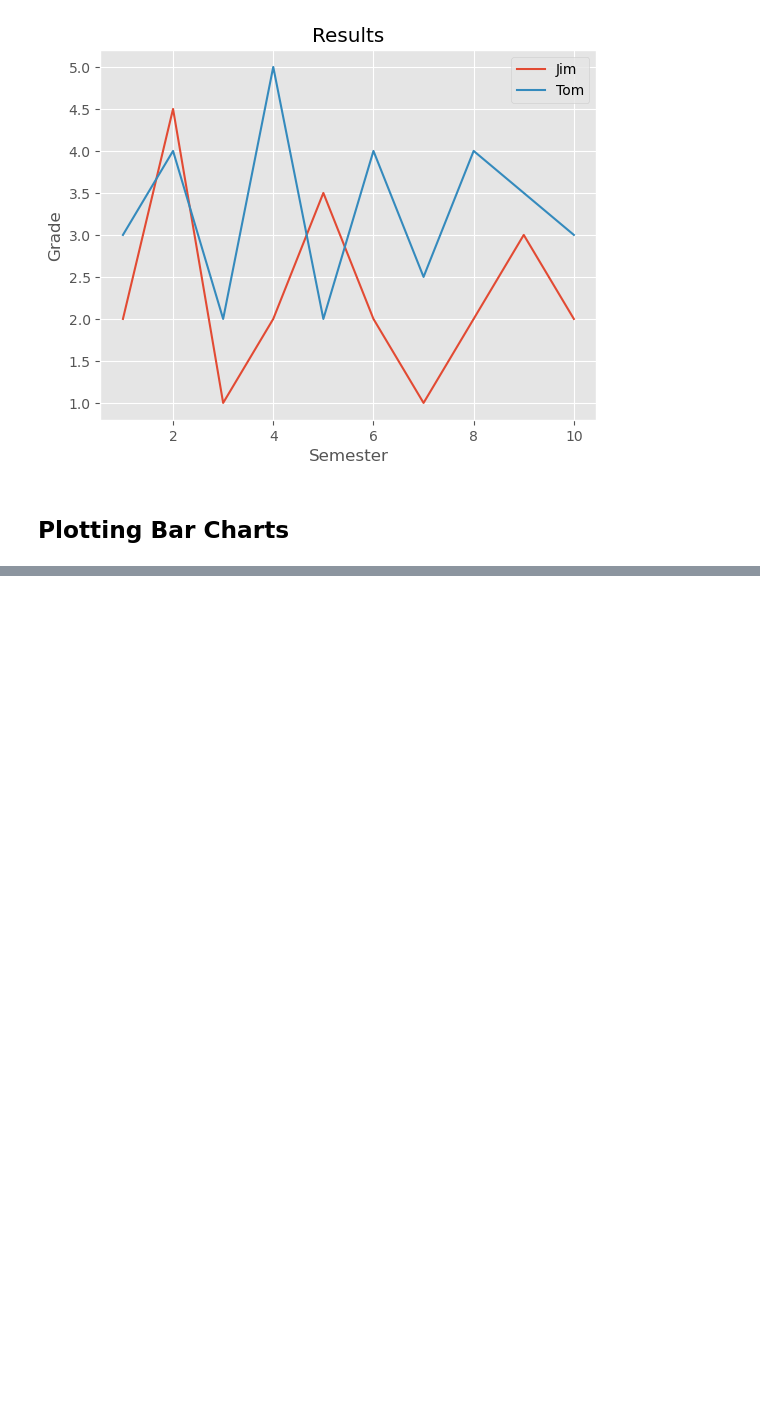
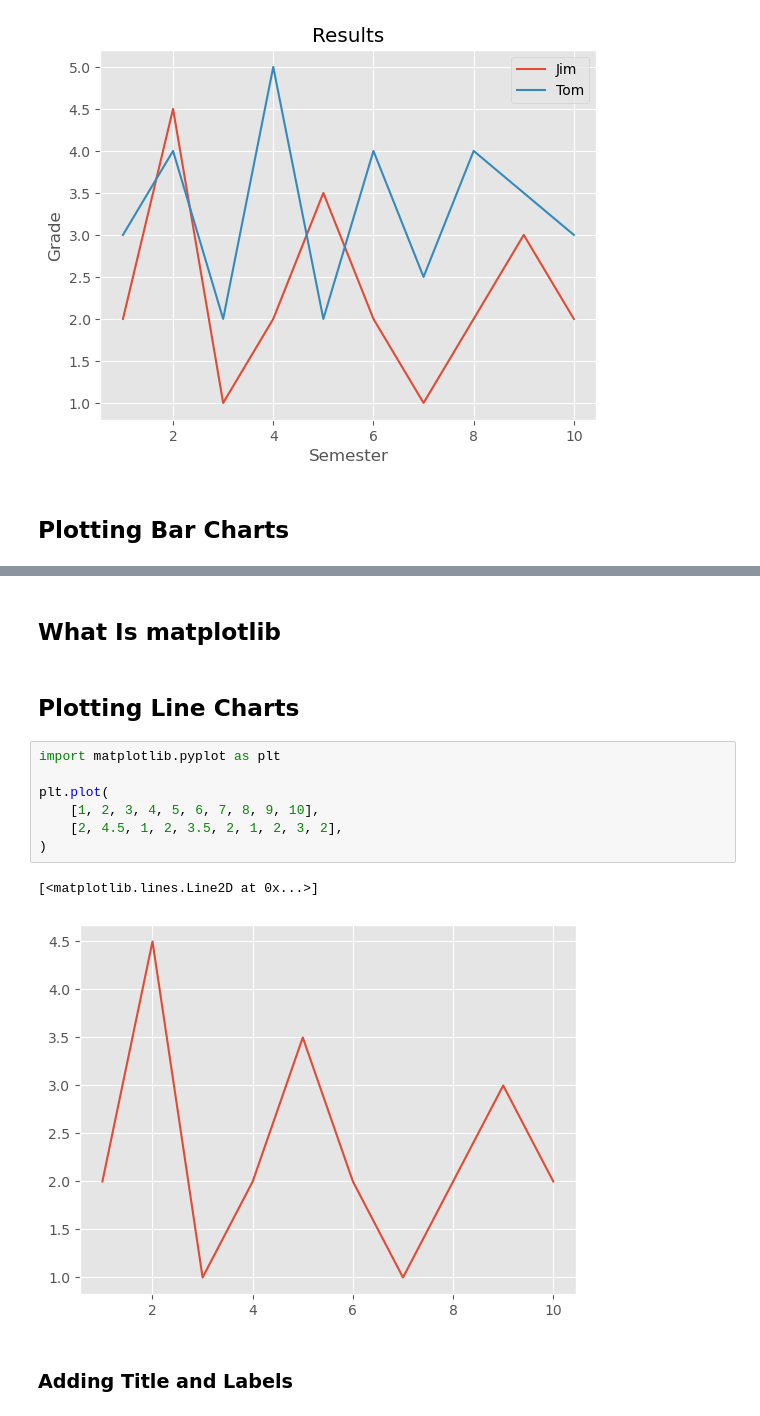
Before and after one commit to takuyatsuchida/book-python-machine-learning, a Jupyter notebook: chapter04.ipynb, the cells around one changed output, grey strips where cells are left out. Drawn from its saved outputs; the diff is of its cells as text; blank space fills up the shorter version.

```diff
--- a/chapter04.ipynb
+++ b/chapter04.ipynb
@@ -140,0 +176,16 @@ plt.grid(True, color="y")
+# %% [markdown]
+## What Is matplotlib
+# %% [markdown]
+## Plotting Line Charts
+# %%
+import matplotlib.pyplot as plt
+
+plt.plot(
+    [1, 2, 3, 4, 5, 6, 7, 8, 9, 10],
+    [2, 4.5, 1, 2, 3.5, 2, 1, 2, 3, 2],
+)
+# %% [output]
+[<matplotlib.lines.Line2D at 0x...>]
+[figure, added]
+# %% [markdown]
+### Adding Title and Labels
```
Also changed, not shown: parts of 16 cells of this notebook.
